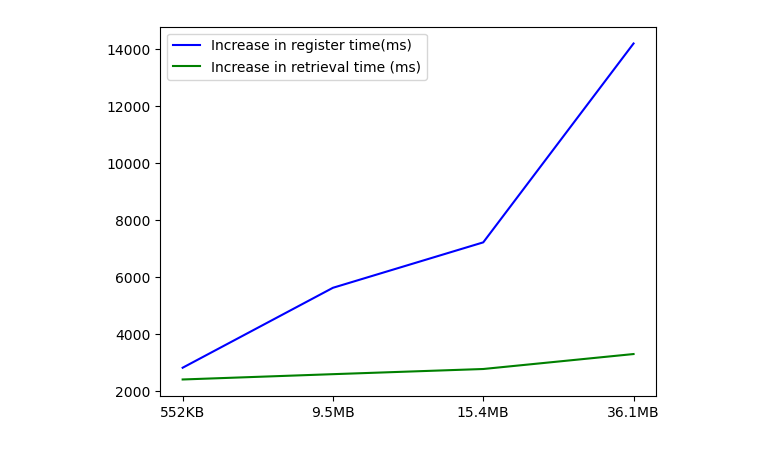
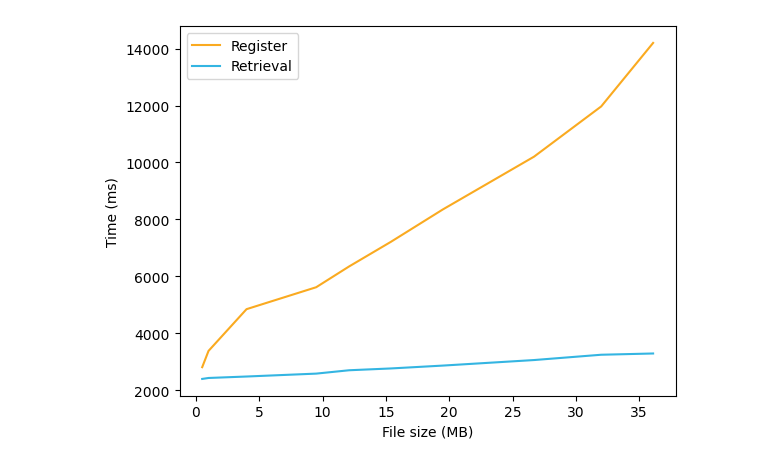
Before and after one commit to sfl0r3nz05/DistributedBchFWArchIoT, a Jupyter notebook: TestResults/TestAnalysis.ipynb, the cells around one changed output. Saved outputs shown, nothing was run; the diff lists cells and outputs as text; code cells hidden in the pictures.

```diff
--- a/TestResults/TestAnalysis.ipynb
+++ b/TestResults/TestAnalysis.ipynb
@@ -2,9 +2,19 @@
 import matplotlib.pyplot as plt
 import numpy as np
 # %%
+folder1KB_path = '1KBRegister'
+folder22KB_path = '22KBRegister'
+folder94KB_path = '94KBRegister'
+folder289KB_path = '289KBRegister'
 folder552KB_path = '552KBRegister'
+folder1MB_path = '1MBRegister'
+folder4MB_path = '4MBRegister'
 folder9MB_path = '9MBRegister'
+folder12MB_path = '12MBRegister'
 folder15MB_path = '15MBRegister'
+folder19MB_path = '19MBRegister'
+folder26MB_path = '26MBRegister'
+folder32MB_path = '32MBRegister'
 folder36MB_path = '36MBRegister'
 cid_path = '/cidlog.txt'
 ipfs_path = '/ipfslog.txt'
@@ -199,0 +408,20 @@ plt.show()
+# %%
+fig,ax = plt.subplots()
+lister = [register_average552KB,register_average1MB,register_average4MB,register_average9MB,register_average12MB,register_average15MB,register_average19MB,register_average26MB,register_average32MB,register_average36MB]
+numbers = [0.5,1,4,9.5,12.1,15.4,19.5,26.7,32,36.1]
+list2 = [retrieval_average552KB,retrieval_average1MB,retrieval_average4MB,retrieval_average9MB,retrieval_average12MB,retrieval_average15MB,retrieval_average19MB,retrieval_average26MB,retrieval_average32MB,retrieval_average36MB]
+
+effs = []
+effs2 = []
+for i in range(len(lister)):
+    effs.append(numbers[i]*1024/lister[i])
+    effs2.append(numbers[i]*1024/list2[i])
+#ax.plot(numbers,lister, width, color = '#34b5e2')
+ax.plot(numbers, effs, color='#faaa20')
+ax.plot(numbers, effs2, color='#34b5e2')
+#plt.xticks(x,["0.5","1","4","9.5","12.1","15.4","19.5","26.7","32","36.1"]))
+plt.xlabel("File size (MB)")
+plt.ylabel("Speed (KB/ms)")
+plt.legend(["Register","Retrieval"])
+plt.savefig('comparisonEff.png')
+plt.show()
@@ -200,11 +430,12 @@ plt.show()
 # %%
 fig,ax = plt.subplots()
 
-ax.plot([register_average552KB,register_average9MB,register_average15MB,register_average36MB], color='blue')
-ax.plot([retrieval_average552KB,retrieval_average9MB,retrieval_average15MB,retrieval_average36MB], color='green')
-plt.xticks(x,["552KB","9.5MB","15.4MB","36.1MB"])
-plt.legend(["Increase in register time(ms)", "Increase in retrieval time (ms)"])
+ax.plot(numbers, lister, color='#faaa20')
+ax.plot(numbers, list2, color='#34b5e2')
+plt.ylabel("Time (ms)")
+plt.legend(["Register","Retrieval"])
+plt.xlabel("File size (MB)")
 plt.savefig('comparison.png')
 plt.show()
 # %% [output]
-[figure, old version]
+[figure, new version]
```
Also changed, not shown: parts of 12 cells of this notebook, 35 other files.
